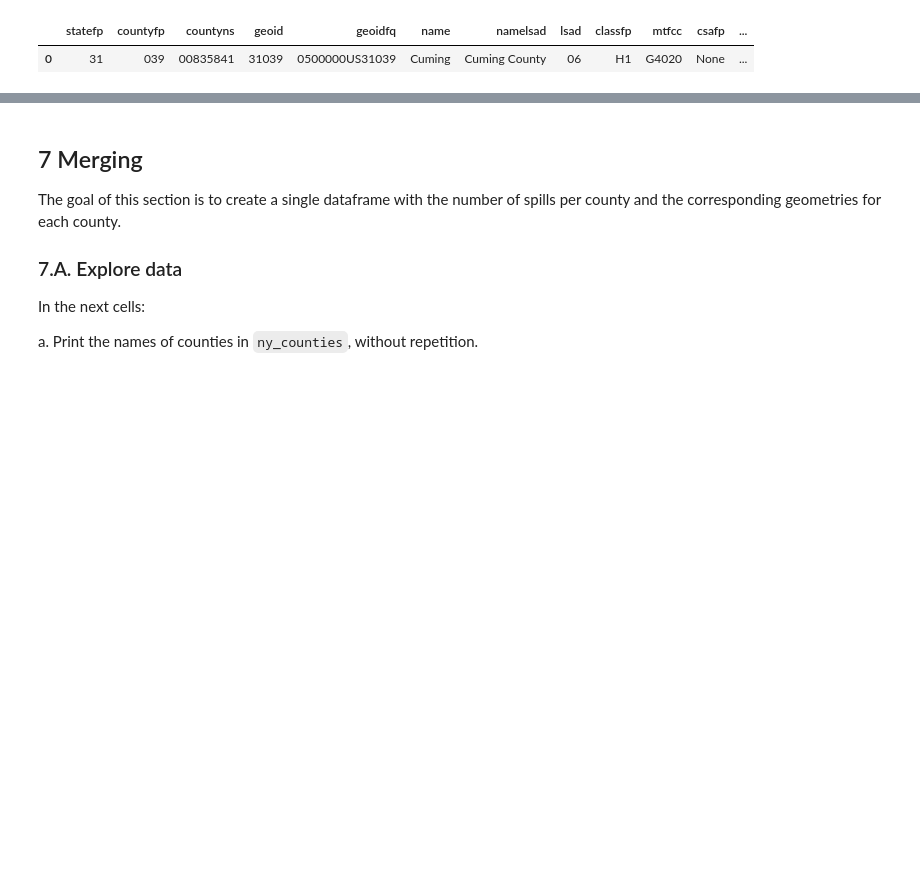
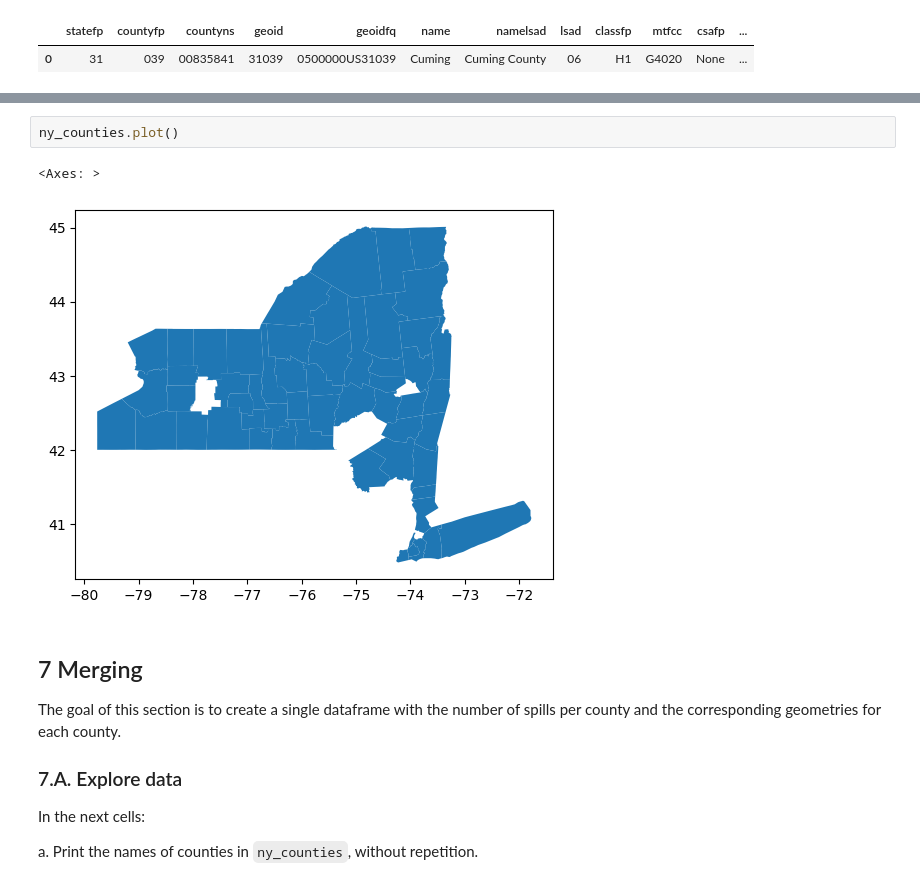
Before and after one commit to IsabellaSegarra/eds220-hwk3, a Jupyter notebook: hwk3-task1-spills.ipynb, the cells around one changed output, grey strips where cells are left out. Cells and saved outputs as stored; diff of their text form; blank space fills up the shorter version.

```diff
--- a/hwk3-task1-spills.ipynb
+++ b/hwk3-task1-spills.ipynb
@@ -457,3 +435,8 @@ ny_counties
+# %%
+ny_counties.plot()
+# %% [output]
+<Axes: >
+[figure, added]
 # %% [markdown]
 <!-- END QUESTION -->
 
```
Also changed, not shown: parts of 19 cells of this notebook.
